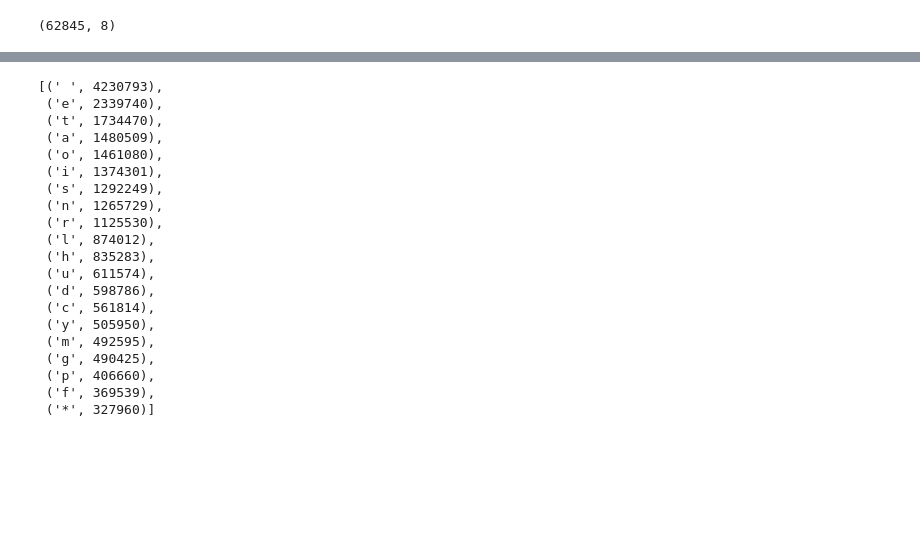
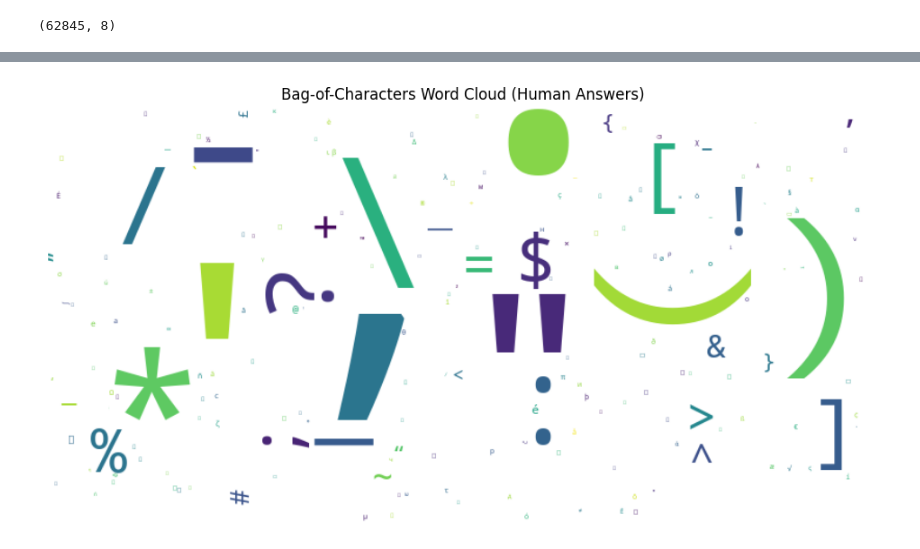
Before and after one commit to Idokopilov/magshimim-final-project, a Jupyter notebook: basedgabiEDA.ipynb, the cells around one changed output, grey strips where cells are left out. Drawn from its saved outputs; the diff is of its cells as text; code cells hidden in the pictures; blank space fills up the shorter version.

```diff
--- a/basedgabiEDA.ipynb
+++ b/basedgabiEDA.ipynb
@@ -138,9 +152,13 @@ df.head(1)
 |  | question_clean | answer_clean | writer | answer_length | cosine_sim | source | question | answer |
 | 0 | Why do some animals become traine... | Imagine you have a toy train. Som... | answer_gemini | 150 | 0.217907 | reddit_eli5 | Why do some animals become traine... | Imagine you have a toy train. Som... |
 # %%
-df_human_answers = df[df['writer'] == 'human_answers']
-df_gpt_answers = df[df['writer'] == 'chatgpt_answers']
-df_gemini_answers = df[df['writer'] == 'answer_gemini']
+df_human_answers = df[df['writer'] == 'human_answers'].copy()
+df_gpt_answers = df[df['writer'] == 'chatgpt_answers'].copy()
+df_gemini_answers = df[df['writer'] == 'answer_gemini'].copy()
+
+df_human_answers.loc[:, 'answer_symbols_only'] = df_human_answers['answer_clean'].str.replace(r'[A-Za-z0-9\s]', '', regex=True)
+df_gpt_answers.loc[:, 'answer_symbols_only'] = df_gpt_answers['answer_clean'].str.replace(r'[A-Za-z0-9\s]', '', regex=True)
+df_gemini_answers.loc[:, 'answer_symbols_only'] = df_gemini_answers['answer_clean'].str.replace(r'[A-Za-z0-9\s]', '', regex=True)
 # %%
 from collections import Counter
 
@@ -148,34 +166,23 @@ char_counter_human = Counter()
 char_counter_gpt = Counter()
 char_counter_gemini = Counter()
 
-for q in df_human_answers['answer_clean']:
+for q in df_human_answers['answer_symbols_only']:
     char_counter_human.update(q)
 
-for q in df_gpt_answers['answer_clean']:
+for q in df_gpt_answers['answer_symbols_only']:
     char_counter_gpt.update(q)
 
-for q in df_gemini_answers['answer_clean']:
+for q in df_gemini_answers['answer_symbols_only']:
     char_counter_gemini.update(q)
 # %%
+from wordcloud import WordCloud
 char_counter_gemini.most_common(20)
+wc = WordCloud(width=800, height=400, background_color='white')
+wc.generate_from_frequencies(char_counter_human)
+plt.figure(figsize=(15, 6))
+plt.imshow(wc, interpolation='bilinear')
+plt.axis('off')
+plt.title("Bag-of-Characters Word Cloud (Human Answers)")
+plt.show()
 # %% [output]
-[(' ', 4230793),
- ('e', 2339740),
- ('t', 1734470),
- ('a', 1480509),
- ('o', 1461080),
- ('i', 1374301),
- ('s', 1292249),
- ('n', 1265729),
- ('r', 1125530),
- ('l', 874012),
- ('h', 835283),
- ('u', 611574),
- ('d', 598786),
- ('c', 561814),
- ('y', 505950),
- ('m', 492595),
- ('g', 490425),
- ('p', 406660),
- ('f', 369539),
- ('*', 327960)]
+[figure, added]
```
Also changed, not shown: parts of 1 cell of this notebook.
